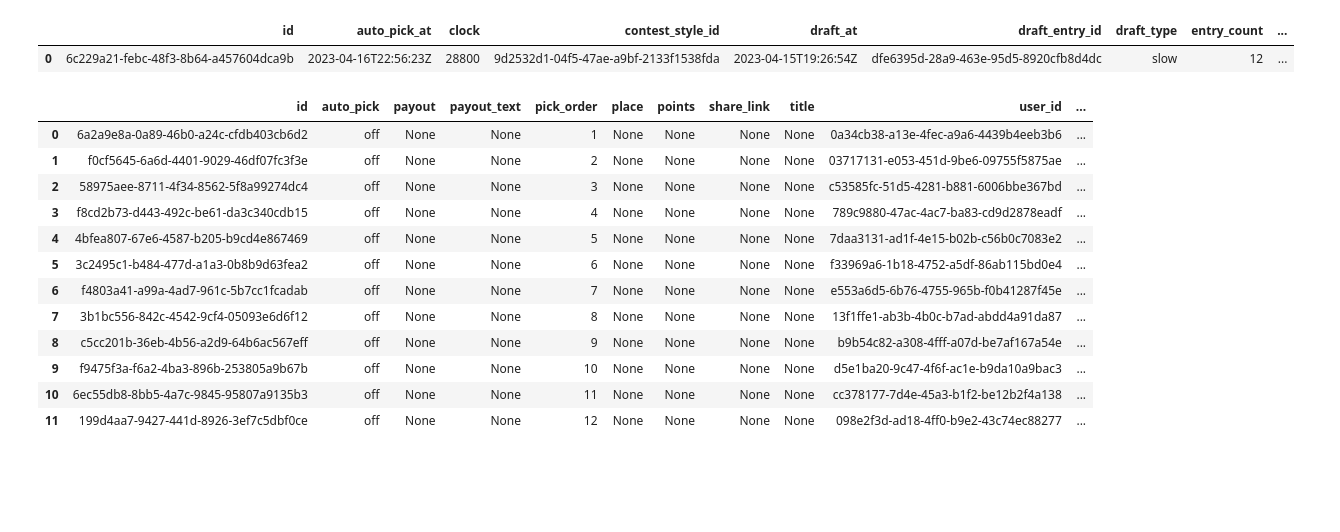
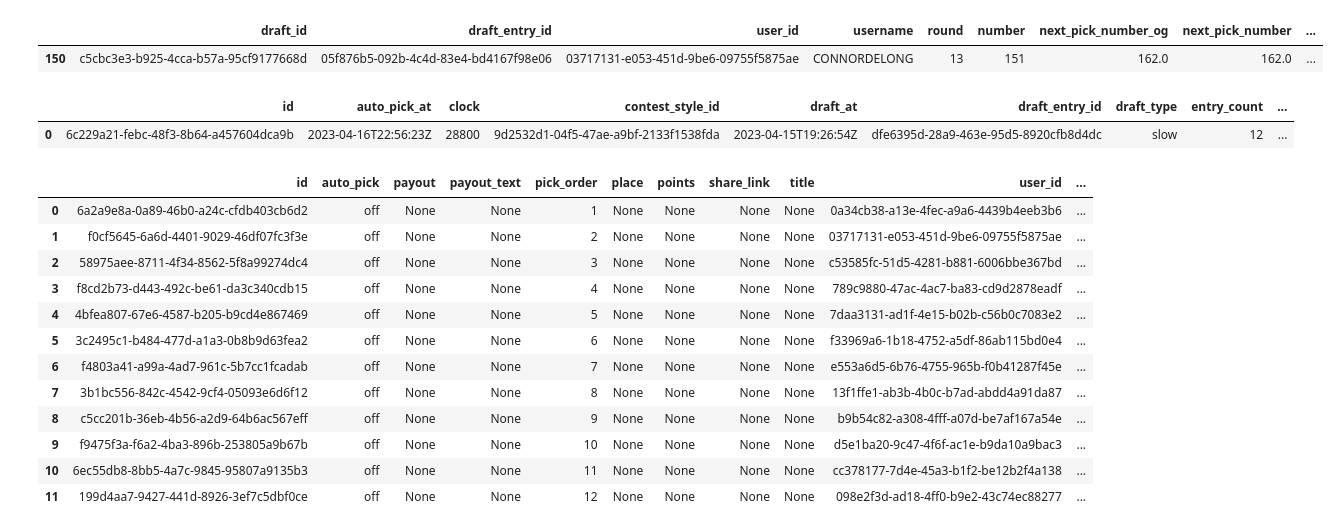
Before and after one commit to ConnorDeLong/Underdog-FF-Draft-Prediction, a Jupyter notebook: UD_draft_model/app/test.ipynb, the cells around one changed output. Saved outputs shown, nothing was run; the diff lists cells and outputs as text; code cells hidden in the pictures; blank space fills up the shorter version.

```diff
--- a/UD_draft_model/app/test.ipynb
+++ b/UD_draft_model/app/test.ipynb
@@ -960,3 +949,8 @@ fig.show()
+# %%
+draft.df_cur_pick
+# %% [output]
+|  | draft_id | draft_entry_id | user_id | username | round | number | next_pick_number_og | next_pick_number | ... |
+| 150 | c5cbc3e3-b925-4cca-b57a-95cf9177668d | 05f876b5-092b-4c4d-83e4-bd4167f98e06 | 03717131-e053-451d-9be6-09755f5875ae | CONNORDELONG | 13 | 151 | 162.0 | 162.0 | ... |
 # %%
 import getpass
 
```
Also changed, not shown: parts of 7 cells of this notebook, 2 other files.
